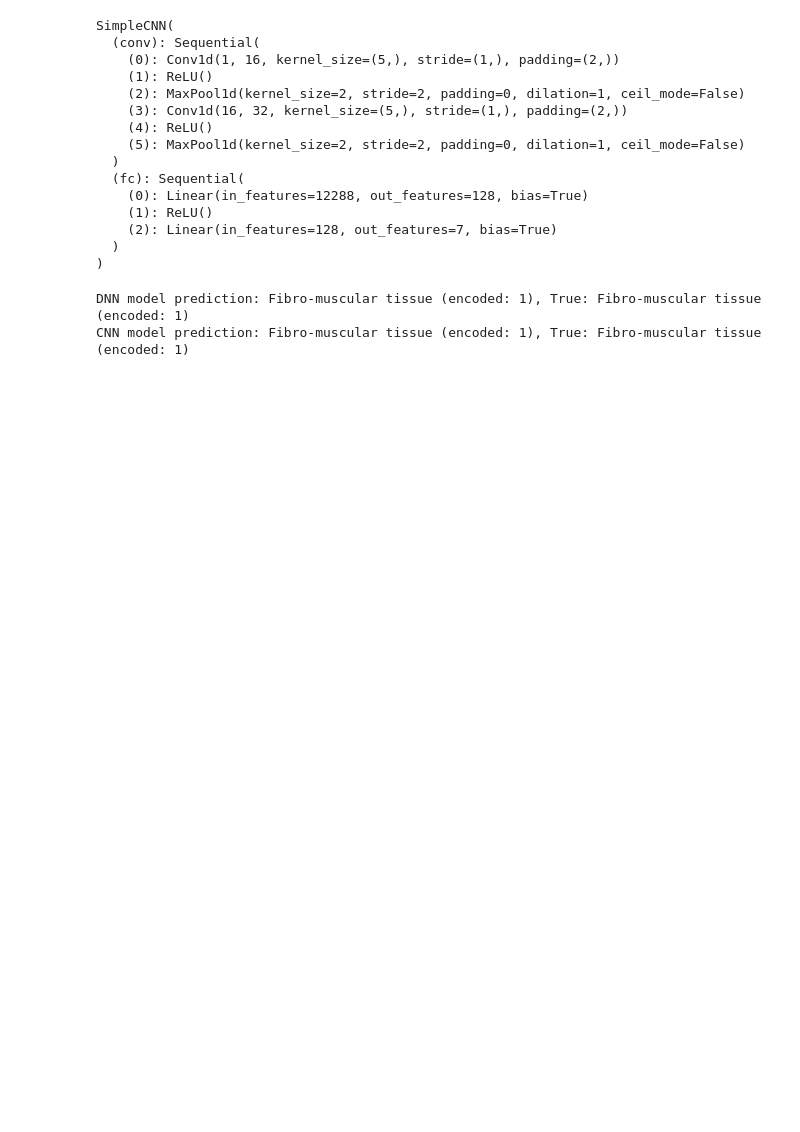
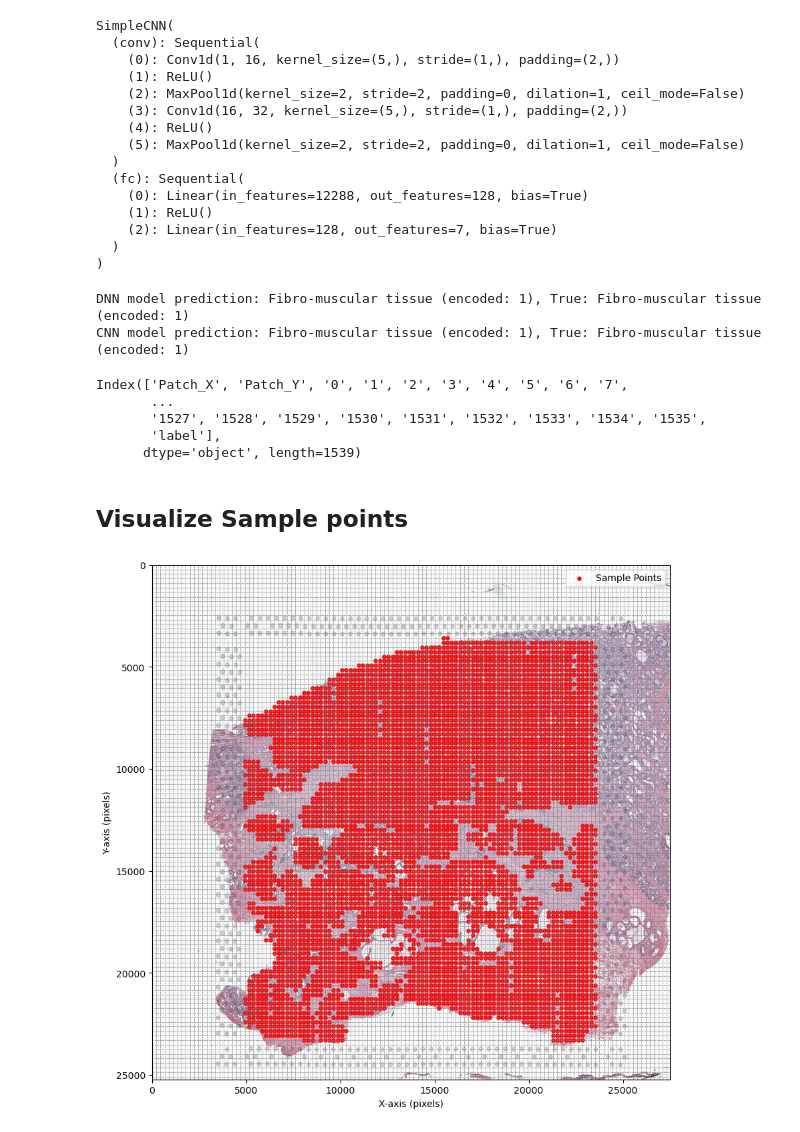
Before and after one commit to PosonKur/bioInfoLab, a Jupyter notebook: main/train_models.ipynb, the cells around one changed output. Saved outputs shown, nothing was run; the diff lists cells and outputs as text; code cells hidden in the pictures; blank space fills up the shorter version.

Commit message:
Added basic Plotting

```diff
--- a/main/train_models.ipynb
+++ b/main/train_models.ipynb
@@ -112,3 +111,20 @@ print(f"CNN model prediction: {cnn_pred_label} (encoded: {cnn_pred_enc}), True:
 # %% [output]
 DNN model prediction: Fibro-muscular tissue (encoded: 1), True: Fibro-muscular tissue (encoded: 1)
 CNN model prediction: Fibro-muscular tissue (encoded: 1), True: Fibro-muscular tissue (encoded: 1)
+# %%
+print(df.columns)
+# %% [output]
+Index(['Patch_X', 'Patch_Y', '0', '1', '2', '3', '4', '5', '6', '7',
+       ...
+       '1527', '1528', '1529', '1530', '1531', '1532', '1533', '1534', '1535',
+       'label'],
+      dtype='object', length=1539)
+# %% [markdown]
+## Visualize Sample points
+# %%
+from plotter import visualize_tissue_image_with_samples
+
+image_path = "spatial/tissue_hires_image.png"
+visualize_tissue_image_with_samples(image_path, df, 27482, 25219)
+# %% [output]
+[figure, added]
```
Also changed, not shown: parts of 6 cells of this notebook, 1 other file.
